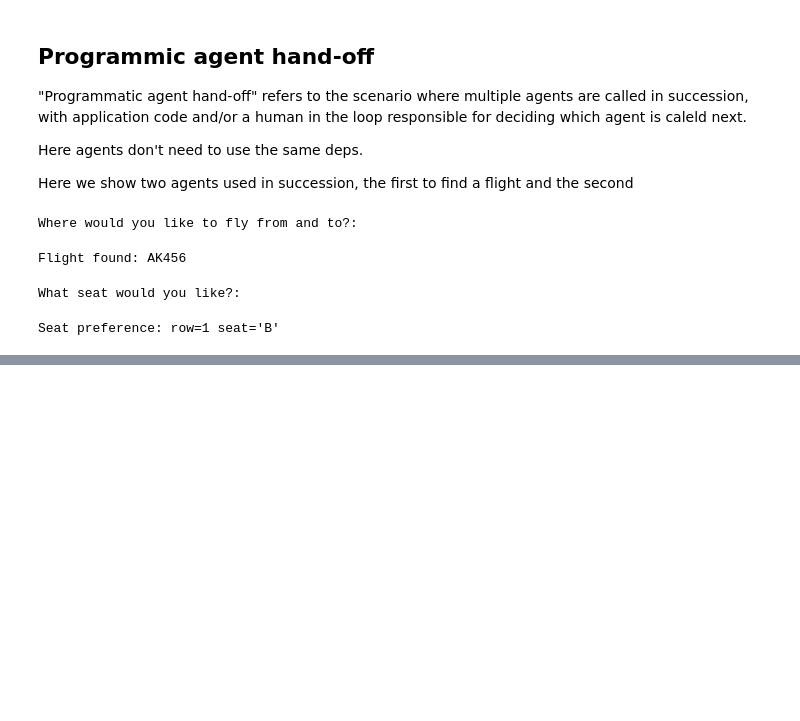
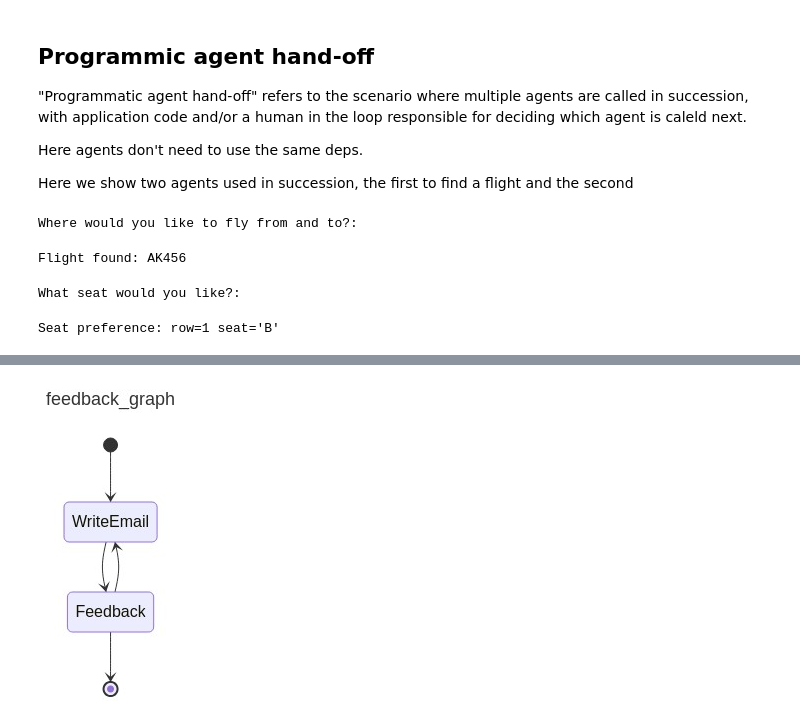
Before and after one commit to yilengyao/tutorials, a Jupyter notebook: pydantic/pydantic.ipynb, the cells around one changed output, grey strips where cells are left out. Cells and saved outputs as stored; diff of their text form; code cells hidden in the pictures; blank space fills up the shorter version.

```diff
--- a/pydantic/pydantic.ipynb
+++ b/pydantic/pydantic.ipynb
@@ -735,0 +1112,8 @@ Seat preference: row=1 seat='B'
+# %%
+from IPython.display import Image, display
+import nest_asyncio
+nest_asyncio.apply()
+
+display(Image(feedback_graph.mermaid_image(start_node=WriteEmail)))
+# %% [output]
+[figure, added]
```
Also changed, not shown: parts of 19 cells of this notebook.
